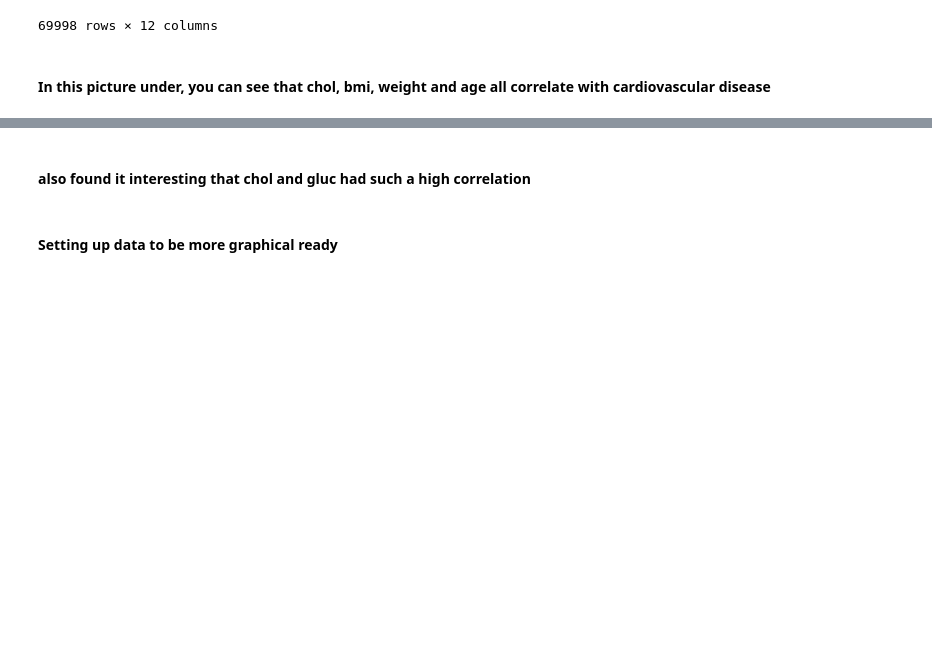
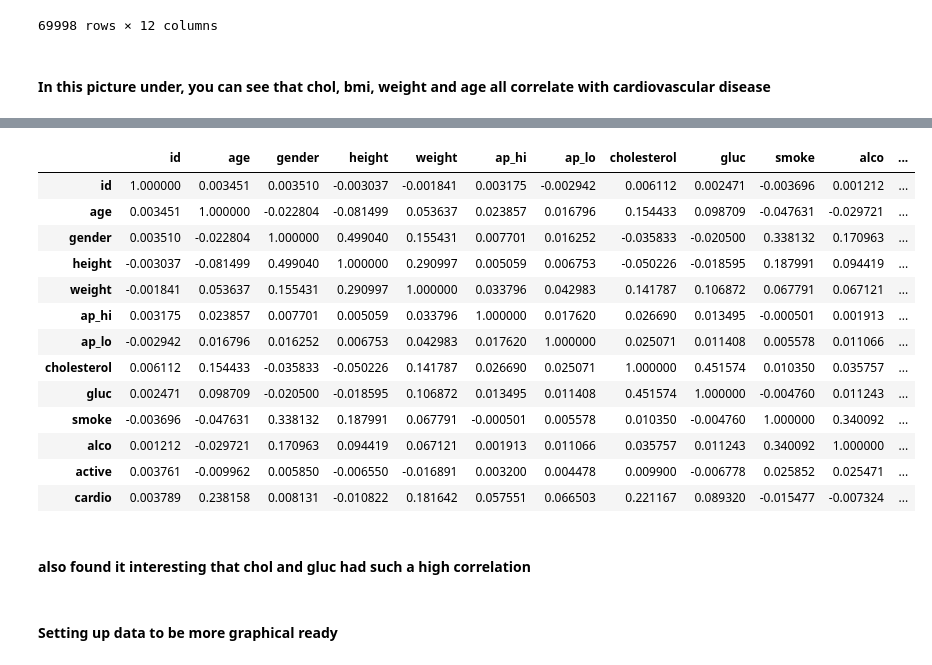
Before and after one commit to SebastianBentley/DSExam2022, a Jupyter notebook: Cardio set.ipynb, the cells around one changed output, grey strips where cells are left out. Drawn from its saved outputs; the diff is of its cells as text; code cells hidden in the pictures; blank space fills up the shorter version.

```diff
--- a/Cardio set.ipynb
+++ b/Cardio set.ipynb
@@ -160,6 +160,25 @@ pandas_profiling.ProfileReport(df3).to_file("cardio.html")
 # %% [markdown]
 ![image.png](attachment:image.png)
 ![image-2.png](attachment:image-2.png)
+# %%
+corr = df3.corr(method="pearson")
+cmap = sns.cm.vlag_r
+corr.style.background_gradient(cmap=cmap)
+# %% [output]
+|  | id | age | gender | height | weight | ap_hi | ap_lo | cholesterol | gluc | smoke | alco | ... |
+| id | 1.000000 | 0.003451 | 0.003510 | -0.003037 | -0.001841 | 0.003175 | -0.002942 | 0.006112 | 0.002471 | -0.003696 | 0.001212 | ... |
+| age | 0.003451 | 1.000000 | -0.022804 | -0.081499 | 0.053637 | 0.023857 | 0.016796 | 0.154433 | 0.098709 | -0.047631 | -0.029721 | ... |
+| gender | 0.003510 | -0.022804 | 1.000000 | 0.499040 | 0.155431 | 0.007701 | 0.016252 | -0.035833 | -0.020500 | 0.338132 | 0.170963 | ... |
+| height | -0.003037 | -0.081499 | 0.499040 | 1.000000 | 0.290997 | 0.005059 | 0.006753 | -0.050226 | -0.018595 | 0.187991 | 0.094419 | ... |
+| weight | -0.001841 | 0.053637 | 0.155431 | 0.290997 | 1.000000 | 0.033796 | 0.042983 | 0.141787 | 0.106872 | 0.067791 | 0.067121 | ... |
+| ap_hi | 0.003175 | 0.023857 | 0.007701 | 0.005059 | 0.033796 | 1.000000 | 0.017620 | 0.026690 | 0.013495 | -0.000501 | 0.001913 | ... |
+| ap_lo | -0.002942 | 0.016796 | 0.016252 | 0.006753 | 0.042983 | 0.017620 | 1.000000 | 0.025071 | 0.011408 | 0.005578 | 0.011066 | ... |
+| cholesterol | 0.006112 | 0.154433 | -0.035833 | -0.050226 | 0.141787 | 0.026690 | 0.025071 | 1.000000 | 0.451574 | 0.010350 | 0.035757 | ... |
+| gluc | 0.002471 | 0.098709 | -0.020500 | -0.018595 | 0.106872 | 0.013495 | 0.011408 | 0.451574 | 1.000000 | -0.004760 | 0.011243 | ... |
+| smoke | -0.003696 | -0.047631 | 0.338132 | 0.187991 | 0.067791 | -0.000501 | 0.005578 | 0.010350 | -0.004760 | 1.000000 | 0.340092 | ... |
+| alco | 0.001212 | -0.029721 | 0.170963 | 0.094419 | 0.067121 | 0.001913 | 0.011066 | 0.035757 | 0.011243 | 0.340092 | 1.000000 | ... |
+| active | 0.003761 | -0.009962 | 0.005850 | -0.006550 | -0.016891 | 0.003200 | 0.004478 | 0.009900 | -0.006778 | 0.025852 | 0.025471 | ... |
+| cardio | 0.003789 | 0.238158 | 0.008131 | -0.010822 | 0.181642 | 0.057551 | 0.066503 | 0.221167 | 0.089320 | -0.015477 | -0.007324 | ... |
 # %% [markdown]
 #### also found it interesting that chol and gluc had such a high correlation
 # %%
```
